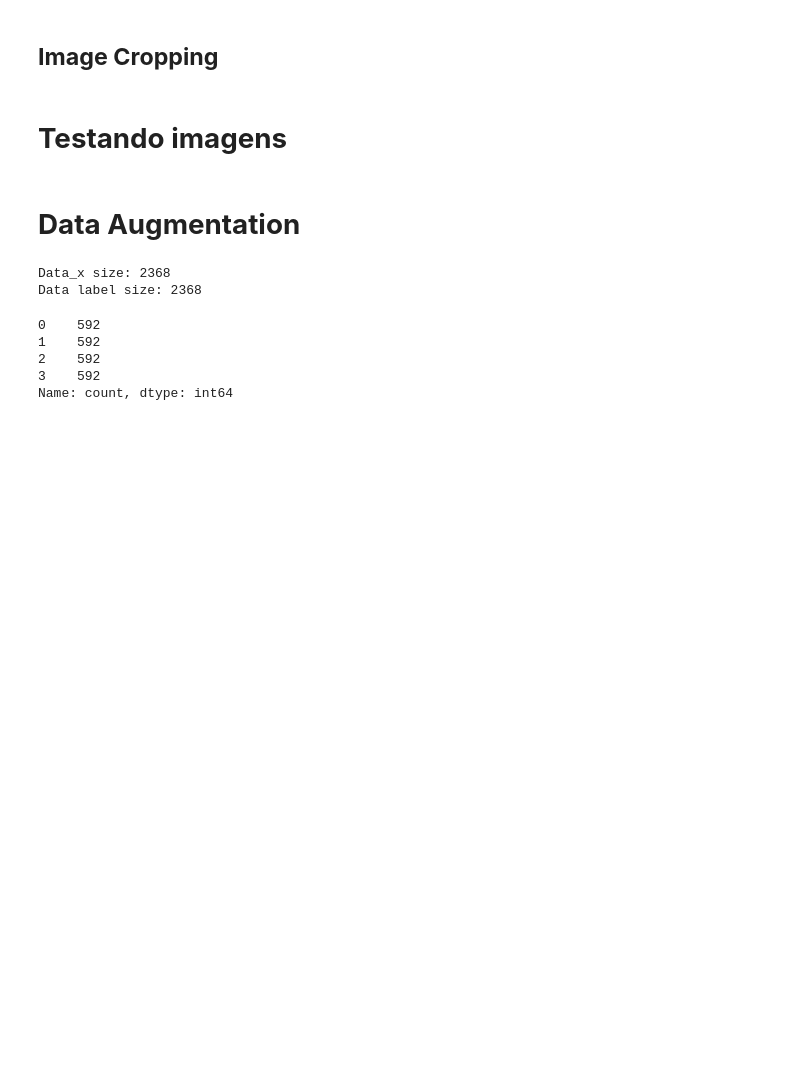
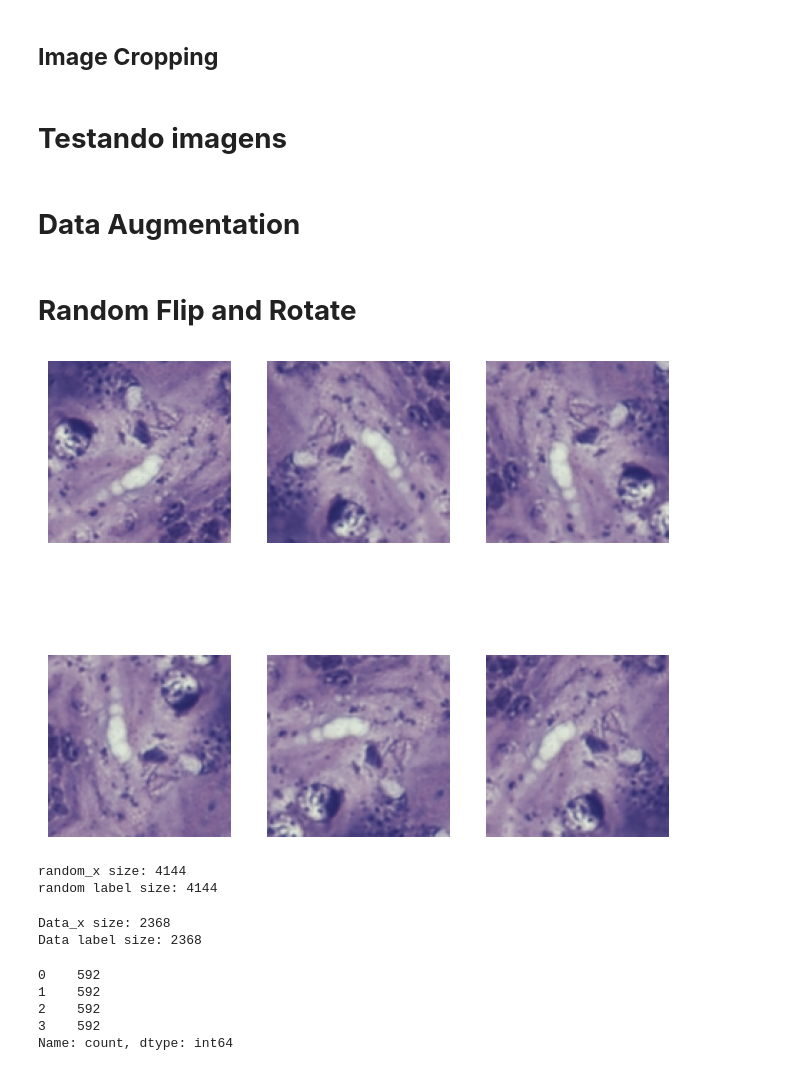
Before and after one commit to tgoMota/TCC-Thiago-Mota-Carvalho, a Jupyter notebook: creating-dataset-MD.ipynb, the cells around one changed output. Cells and saved outputs as stored; diff of their text form; code cells hidden in the pictures; blank space fills up the shorter version.

```diff
--- a/creating-dataset-MD.ipynb
+++ b/creating-dataset-MD.ipynb
@@ -123,6 +117,13 @@ rot_y = []
 for i in range(len(original_data_x)):
     rot_x.append(cv2.rotate(original_data_x[i], cv2.ROTATE_90_COUNTERCLOCKWISE))
     rot_y.append(original_data_y[i])
+# %%
+#cria cópias com rotação de 90 graus
+rot_x = []
+rot_y = []
+for i in range(len(original_data_x)):
+    rot_x.append(cv2.rotate(original_data_x[i], cv2.ROTATE_90_COUNTERCLOCKWISE))
+    rot_y.append(original_data_y[i])
 # %%
 #cria cópias espelhadas horizontalmente
 flip1_x = []
@@ -141,3 +142,5 @@ for i in range(len(original_data_x)):
 #concatena as imagens formadas no array principal
 new_data_x = [*original_data_x,*rot_x,*flip1_x, *flip2_x]
 new_data_y = [*original_data_y,*rot_y,*flip1_y, *flip2_y]
+# %% [markdown]
+# **Random Flip and Rotate**
@@ -144,3 +149,35 @@ new_data_y = [*original_data_y,*rot_y,*flip1_y, *flip2_y]
+# %%
+data_augmentation = keras.Sequential([
+  layers.RandomFlip("horizontal_and_vertical"),
+  layers.RandomRotation(0.4),
+])
+# %%
+random_flip_images_x = []
+random_flip_images_y = []
+for i in range(len(original_data_x)):
+    image = original_data_x[i]
+    label = original_data_y[i]
+    random_flip_images_x.append(image)
+    random_flip_images_y.append(label)
+    for j in range(6):
+        augmented_image = data_augmentation(image)
+        random_flip_images_x.append(augmented_image)
+        random_flip_images_y.append(label)
+# %%
+plt.figure(figsize=(8, 7))
+for i in range(6):
+    augmented_image = random_flip_images_x[i]
+    ax = plt.subplot(2, 3, i + 1)
+    plt.imshow(augmented_image/255)
+    plt.axis("off")
+# %% [output]
+[figure, added]
+# %%
+print('random_x size:', len(random_flip_images_x))
+print('random label size:', len(random_flip_images_y))
+# %% [output]
+random_x size: 4144
+random label size: 4144
 # %%
 print('Data_x size:', len(new_data_x))
 print('Data label size:', len(new_data_y))
```
Also changed, not shown: parts of 7 cells of this notebook, 4 other files.
